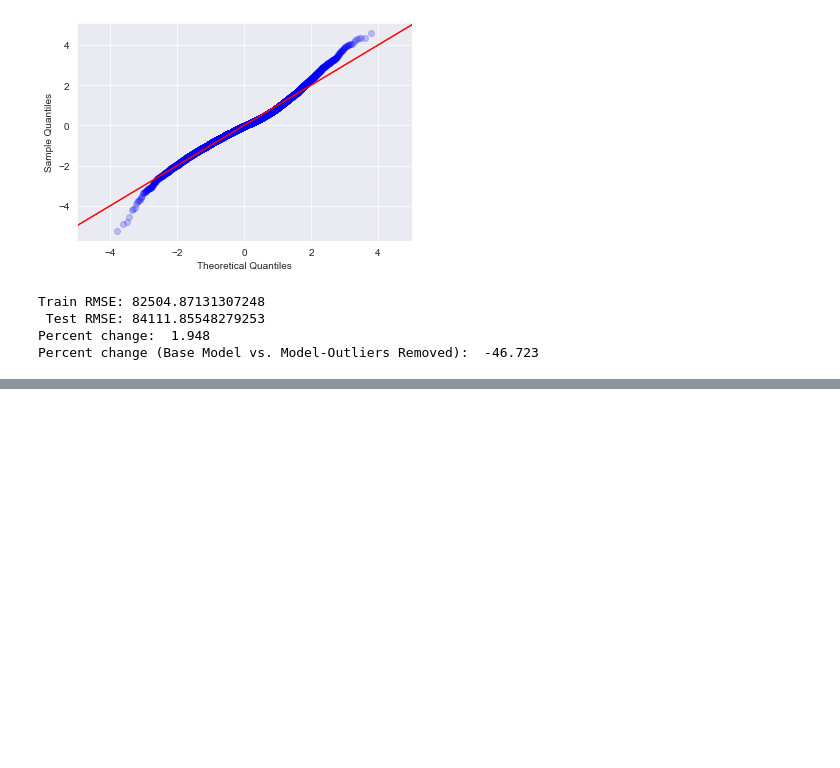
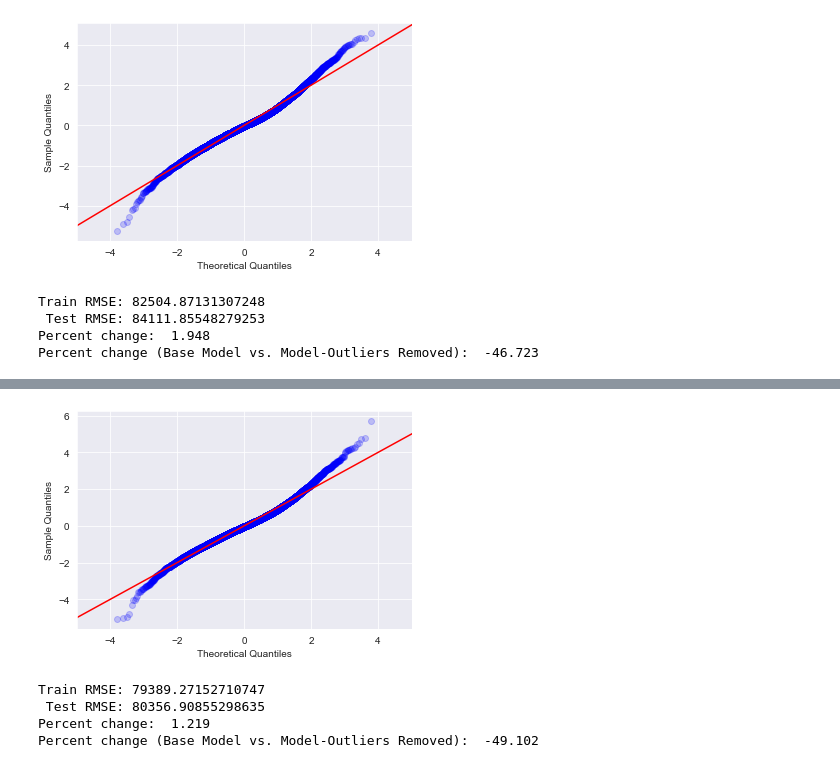
Before and after one commit to Stenke/King-County-Housing-Regression-Analysis, a Jupyter notebook: House(party)_Modeling.ipynb, the cells around one changed output, grey strips where cells are left out. Drawn from its saved outputs; the diff is of its cells as text; code cells hidden in the pictures; blank space fills up the shorter version.

```diff
--- a/House(party)_Modeling.ipynb
+++ b/House(party)_Modeling.ipynb
@@ -1160,0 +751,18 @@ g.legend(loc='center left', bbox_to_anchor=(1.0, 0.5), ncol=1, fancybox=True);
+# %%
+#Perform the same function as PolynomialFeatures, but name
+# the columns.
+X_train3 = X_train2.loc[:]
+X_test3 = X_test2.loc[:]
+for feat in poly_feat:
+    factor = 2
+    while factor <= feat[1]:
+        poly_train = X_train2[feat[0]]**factor
+        poly_test = X_test2[feat[0]]**factor
+        poly_X = X[feat[0]]**factor
+        X_train3['{}^{}'.format(feat[0], factor)]=poly_train
+        X_test3['{}^{}'.format(feat[0], factor)]=poly_test
+        X['{}^{}'.format(feat[0], factor)]=poly_X
+        factor +=1
+# %%
+X_train3 = sm.add_constant(X_train3)
+X_test3 = sm.add_constant(X_test3)
@@ -1160,0 +852,5 @@ g.legend(loc='center left', bbox_to_anchor=(1.0, 0.5), ncol=1, fancybox=True);
+# %%
+results = stepwise_selection(X_train3, y_train)
+X_train4 = X_train3.loc[:,results]
+X_test4 = X_test3.loc[:,results]
+X = X.loc[:,results]
@@ -1160,0 +876,3 @@ g.legend(loc='center left', bbox_to_anchor=(1.0, 0.5), ncol=1, fancybox=True);
+# %%
+model_poly_step = sm.OLS(y_train, X_train4).fit()
+model_poly_step.summary()
@@ -1160,0 +914,23 @@ g.legend(loc='center left', bbox_to_anchor=(1.0, 0.5), ncol=1, fancybox=True);
+# %%
+fig = plt.figure()
+
+ax = fig.add_subplot(1, 1, 1)
+sm.graphics.qqplot(model_poly_step.resid, line='45', fit=True, alpha=0.2, ax=ax)
+ax.set_xlim(-5, 5);
+# %% [output]
+[figure, added]
+# %%
+# Determine RMSE for training and test sets based on y_hat trained on X-training-data
+# Maybe put percent difference rather than change
+y_hat_train = model_poly_step.predict(X_train4)
+rmse_train = mse(y_train, y_hat_train)**0.5
+y_hat_test = model_poly_step.predict(X_test4)
+rmse_test = mse(y_test, y_hat_test)**0.5
+print(f'Train RMSE: {rmse_train} \n Test RMSE: {rmse_test}')
+print('Percent change: ', round(((rmse_test-rmse_train)/rmse_train)*100, 3))
+print('Percent change (Base Model vs. Model-Outliers Removed): ', round(((rmse_test-157877.62035823576)/157877.62035823576)*100, 3))
+# %% [output]
+Train RMSE: 79389.27152710747
+ Test RMSE: 80356.90855298635
+Percent change:  1.219
+Percent change (Base Model vs. Model-Outliers Removed):  -49.102
```
Also changed, not shown: parts of 72 cells of this notebook, 5 other files.
